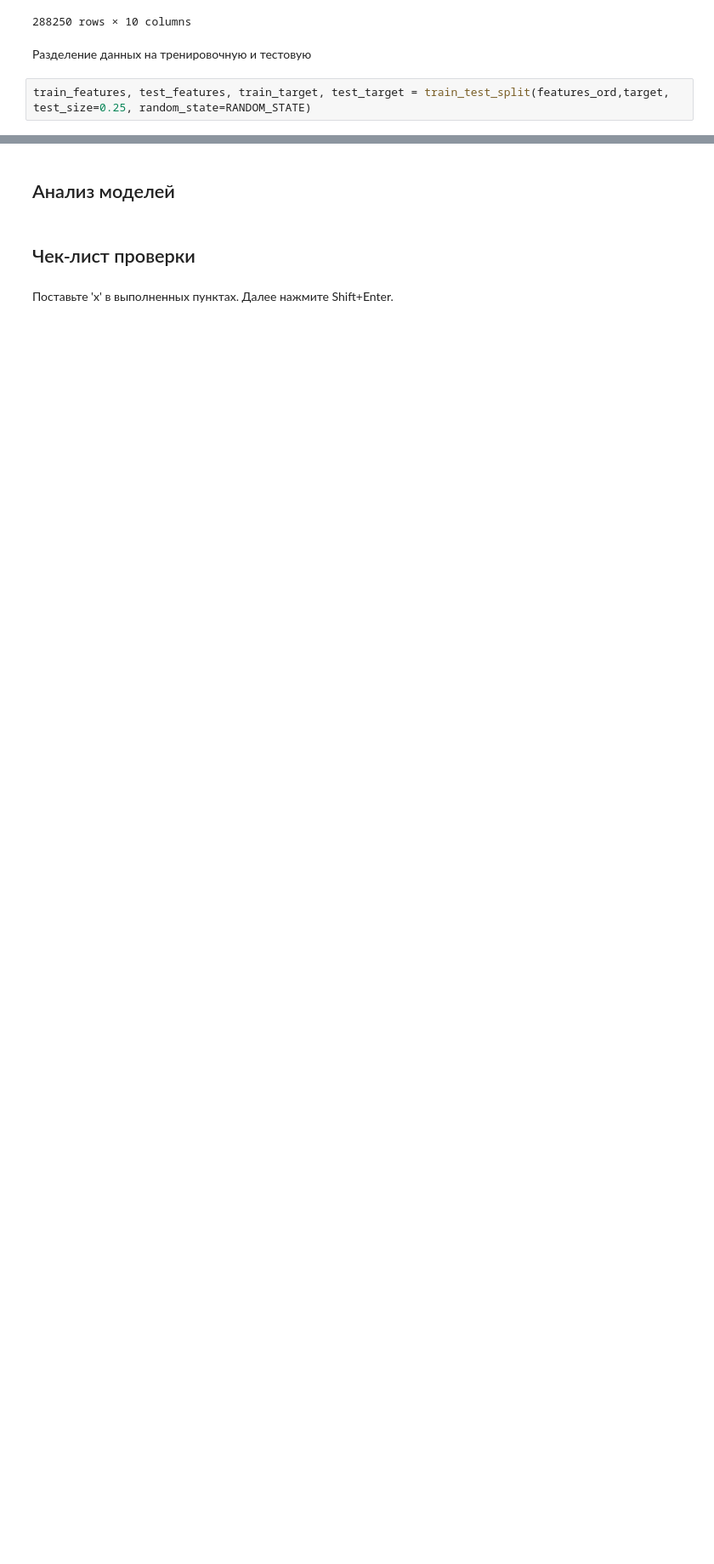
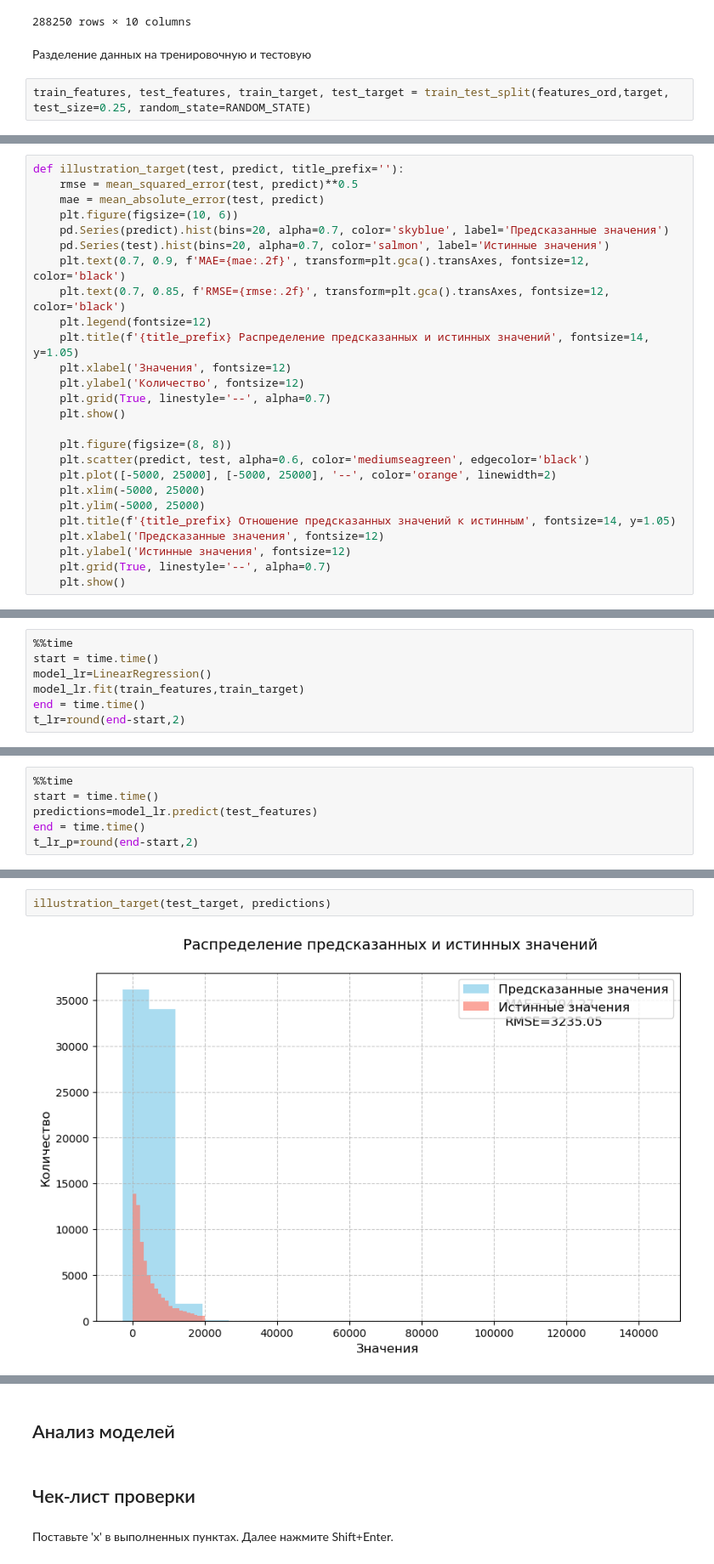
Before and after one commit to butuzovzeleboba/Determining-the-cost-of-cars, a Jupyter notebook: Determining the cost of cars.ipynb, the cells around one changed output, grey strips where cells are left out. Shown at 85% size. Drawn from its saved outputs; the diff is of its cells as text; blank space fills up the shorter version.

Commit message:
Model Analysis

```diff
--- a/Determining the cost of cars.ipynb
+++ b/Determining the cost of cars.ipynb
@@ -969,0 +977,26 @@ train_features, test_features, train_target, test_target = train_test_split(feat
+# %%
+def illustration_target(test, predict, title_prefix=''):
+    rmse = mean_squared_error(test, predict)**0.5
+    mae = mean_absolute_error(test, predict)
+    plt.figure(figsize=(10, 6))
+    pd.Series(predict).hist(bins=20, alpha=0.7, color='skyblue', label='Предсказанные значения')
+    pd.Series(test).hist(bins=20, alpha=0.7, color='salmon', label='Истинные значения')
+    plt.text(0.7, 0.9, f'MAE={mae:.2f}', transform=plt.gca().transAxes, fontsize=12, color='black')
+    plt.text(0.7, 0.85, f'RMSE={rmse:.2f}', transform=plt.gca().transAxes, fontsize=12, color='black')
+    plt.legend(fontsize=12)
+    plt.title(f'{title_prefix} Распределение предсказанных и истинных значений', fontsize=14, y=1.05)
+    plt.xlabel('Значения', fontsize=12)
+    plt.ylabel('Количество', fontsize=12)
+    plt.grid(True, linestyle='--', alpha=0.7)
+    plt.show()
+
+    plt.figure(figsize=(8, 8))
+    plt.scatter(predict, test, alpha=0.6, color='mediumseagreen', edgecolor='black')
+    plt.plot([-5000, 25000], [-5000, 25000], '--', color='orange', linewidth=2)
+    plt.xlim(-5000, 25000)
+    plt.ylim(-5000, 25000)
+    plt.title(f'{title_prefix} Отношение предсказанных значений к истинным', fontsize=14, y=1.05)
+    plt.xlabel('Предсказанные значения', fontsize=12)
+    plt.ylabel('Истинные значения', fontsize=12)
+    plt.grid(True, linestyle='--', alpha=0.7)
+    plt.show()
@@ -969,0 +1021,7 @@ train_features, test_features, train_target, test_target = train_test_split(feat
+# %%
+%%time
+start = time.time()
+model_lr=LinearRegression()
+model_lr.fit(train_features,train_target)
+end = time.time()
+t_lr=round(end-start,2)
@@ -969,0 +1031,6 @@ train_features, test_features, train_target, test_target = train_test_split(feat
+# %%
+%%time
+start = time.time()
+predictions=model_lr.predict(test_features)
+end = time.time()
+t_lr_p=round(end-start,2)
@@ -969,0 +1048,4 @@ train_features, test_features, train_target, test_target = train_test_split(feat
+# %%
+illustration_target(test_target, predictions)
+# %% [output]
+[figure, added]
```
Also changed, not shown: parts of 21 cells of this notebook.
